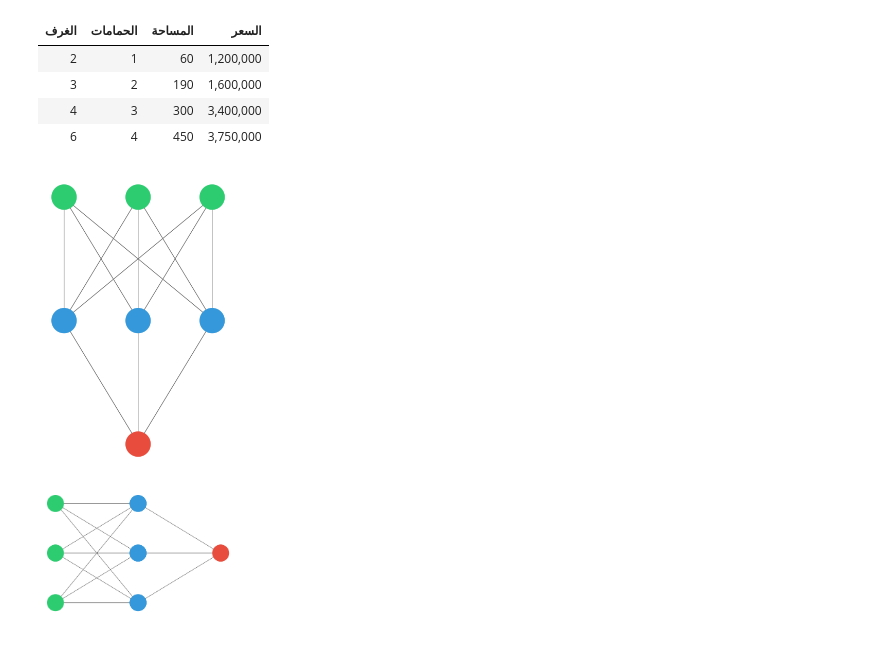
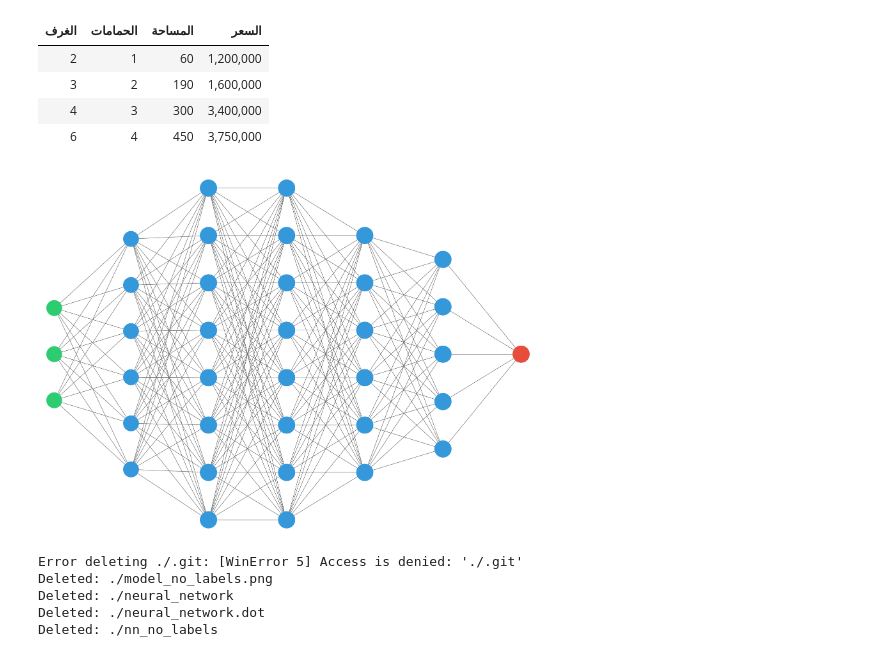
Before and after one commit to Omar-Al-Sharif/AI-talks-neural-network-visualizer, a Jupyter notebook: AI talks EP3 copy.ipynb, the cells around one changed output. Saved outputs shown, nothing was run; the diff lists cells and outputs as text; code cells hidden in the pictures.

Commit message:
Added LR regex + clean dir function

```diff
--- a/AI talks EP3 copy.ipynb
+++ b/AI talks EP3 copy.ipynb
@@ -28,6 +28,7 @@ from keras_visualizer import visualizer
 import graphviz
 import re
 import IPython
+import os
 
 
 def remove_labels(keras_viz_source, no_labels_dot_file):
@@ -51,6 +52,14 @@ def draw_from_source(source, output):
     # Load the .dot file
     with open(source, 'r') as file:
         dot_data = file.read()
+
+    # Regex to find the graph options list and add rankdir=LR if not present
+    dot_data = re.sub(
+        r'(graph\s*\[.*?)(\])',
+        r'\1 rankdir=LR\2',
+        dot_data,
+        flags=re.DOTALL
+    )
     # Create a Graphviz source object
     dot = graphviz.Source(dot_data)
 
@@ -58,26 +67,55 @@ def draw_from_source(source, output):
     path = dot.render(output, format='png', cleanup=True, view=True)
     return path
 
-def custom_visualizer(keras_viz_source = 'neural_network', no_labels_dot_file = 'nn_no_labels', png_render_file = 'model_no_labels'):
+def ai_talks_visualizer(keras_viz_source = 'neural_network', no_labels_dot_file = 'nn_no_labels', png_render_file = 'model_no_labels'):
     remove_labels(keras_viz_source, no_labels_dot_file)
     return draw_from_source(no_labels_dot_file, png_render_file)
+
+def clean_dir(directory):
+    for filename in os.listdir(directory):
+        # Get the file extension
+        file_path = os.path.join(directory, filename)
+        file_extension = os.path.splitext(filename)[1]
+
+        # Check if the file has .png, .dot extensions, or no extension
+        if file_extension in ['.png', '.dot'] or file_extension == '':
+            try:
+                os.remove(file_path)
+                print(f"Deleted: {file_path}")
+            except Exception as e:
+                print(f"Error deleting {file_path}: {e}")
 # %%
 from keras import models, layers
 
+# model = models.Sequential([
+#     layers.Input((3,)),
+#     layers.Dense(3, activation='softmax'),
+#     layers.Dense(1)
+
+# ])
 model = models.Sequential([
     layers.Input((3,)),
-    layers.Dense(3, activation='softmax'),
+    layers.Dense(6, activation='softmax'),
+    layers.Dense(8, activation='softmax'),
+    layers.Dense(8, activation='softmax'),
+    layers.Dense(6, activation='softmax'),
+    layers.Dense(5, activation='softmax'),
     layers.Dense(1)
 
 ])
 
 # model.summary()
 visualizer(model, file_name='neural_network', file_format='dot', view=False)
 
-IPython.display.Image(filename=custom_visualizer(), width=200, height=200)
+IPython.display.Image(filename=ai_talks_visualizer(), width=500, height=500)
 # %% [output]
-[figure, old version]
+[figure, new version]
-# %%
-IPython.display.Image(filename=draw_from_source('nn_no_labels', 'lr_test'), width=200, height=200)
-# %% [output]
-[figure, removed]
+# %%
+directory_path = './'
+clean_dir(directory_path)
+# %% [output]
+Error deleting ./.git: [WinError 5] Access is denied: './.git'
+Deleted: ./model_no_labels.png
+Deleted: ./neural_network
+Deleted: ./neural_network.dot
+Deleted: ./nn_no_labels
```
Also changed, not shown: 6 other files.
